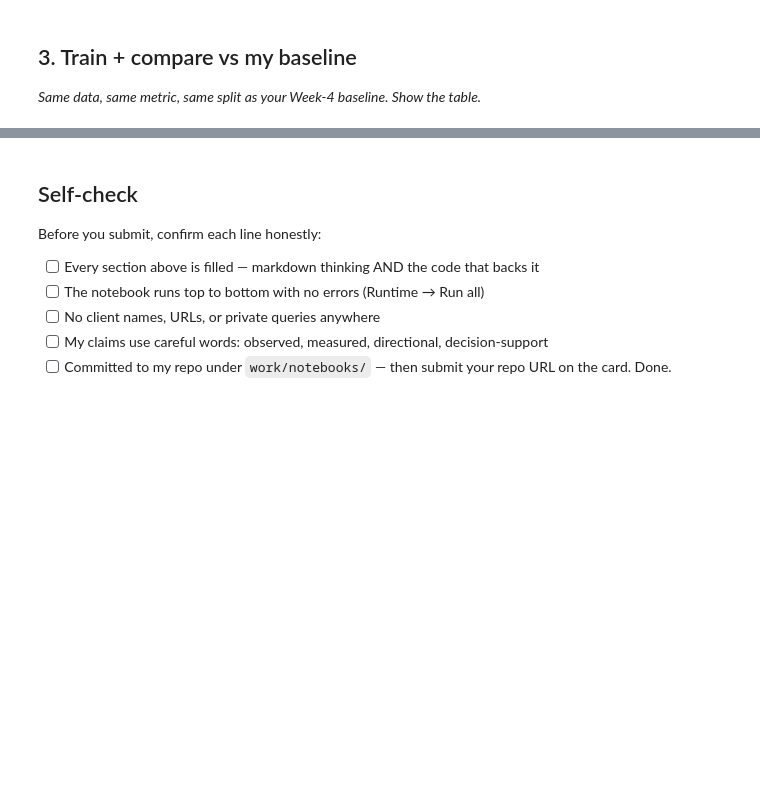
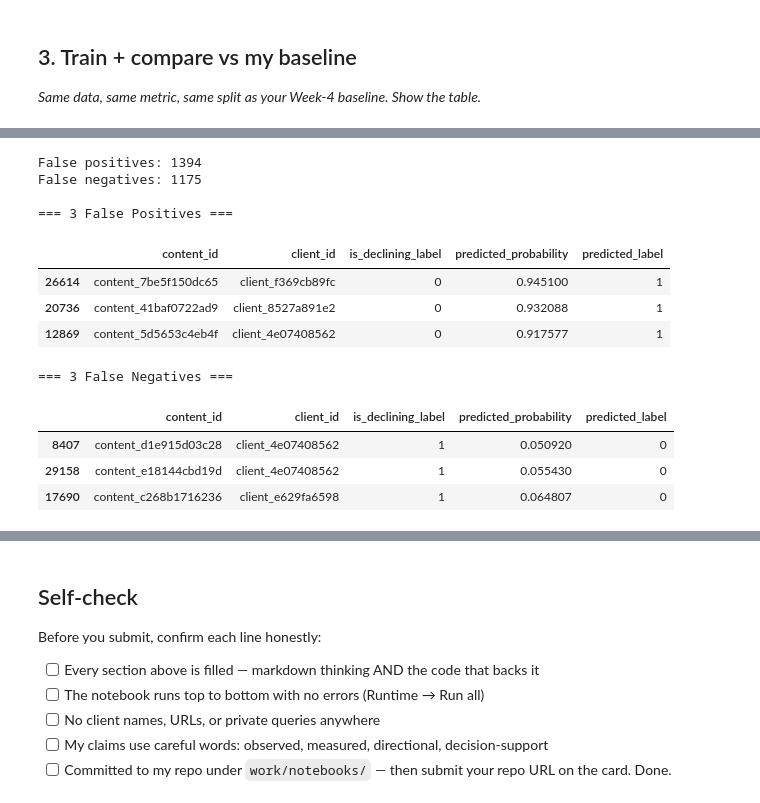
Before and after one commit to vinukondablessena/flyrank-ml-internship, a Jupyter notebook: work/notebooks/w05_model.ipynb, the cells around one changed output, grey strips where cells are left out. Drawn from its saved outputs; the diff is of its cells as text; code cells hidden in the pictures; blank space fills up the shorter version.

```diff
--- a/work/notebooks/w05_model.ipynb
+++ b/work/notebooks/w05_model.ipynb
@@ -22,0 +157,20 @@ This skeleton is yours to fill. Work the sections **in order** — each one has
+# %%
+import pandas as pd
+import os
+
+PROCESSED_PATH = "/content/flyrank-ml-internship/data/processed/refresh_feature_vector.csv"
+
+print("File exists:", os.path.exists(PROCESSED_PATH))
+
+df = pd.read_csv(PROCESSED_PATH)
+
+print("Shape:", df.shape)
+
+print("\nTarget distribution:")
+print(df["is_declining_label"].value_counts())
+
+print("\nTarget rate:")
+print(df["is_declining_label"].mean())
+
+print("\nFirst 10 columns:")
+print(df.columns[:10].tolist())
@@ -36,0 +623,44 @@ This skeleton is yours to fill. Work the sections **in order** — each one has
+# %%
+# Inspect model errors
+
+error_check = test_df[
+    ["content_id", "client_id", TARGET]
+].copy()
+
+error_check["predicted_probability"] = test_prob
+error_check["predicted_label"] = test_pred
+
+# False positives: model predicted decline, but actual label is 0
+false_positives = error_check[
+    (error_check[TARGET] == 0) &
+    (error_check["predicted_label"] == 1)
+].sort_values("predicted_probability", ascending=False)
+
+# False negatives: model predicted no decline, but actual label is 1
+false_negatives = error_check[
+    (error_check[TARGET] == 1) &
+    (error_check["predicted_label"] == 0)
+].sort_values("predicted_probability", ascending=True)
+
+print("False positives:", len(false_positives))
+print("False negatives:", len(false_negatives))
+
+print("\n=== 3 False Positives ===")
+display(false_positives.head(3))
+
+print("\n=== 3 False Negatives ===")
+display(false_negatives.head(3))
+# %% [output]
+False positives: 1394
+False negatives: 1175
+
+=== 3 False Positives ===
+|  | content_id | client_id | is_declining_label | predicted_probability | predicted_label |
+| 26614 | content_7be5f150dc65 | client_f369cb89fc | 0 | 0.945100 | 1 |
+| 20736 | content_41baf0722ad9 | client_8527a891e2 | 0 | 0.932088 | 1 |
+| 12869 | content_5d5653c4eb4f | client_4e07408562 | 0 | 0.917577 | 1 |
+=== 3 False Negatives ===
+|  | content_id | client_id | is_declining_label | predicted_probability | predicted_label |
+| 8407 | content_d1e915d03c28 | client_4e07408562 | 1 | 0.050920 | 0 |
+| 29158 | content_e18144cbd19d | client_4e07408562 | 1 | 0.055430 | 0 |
+| 17690 | content_c268b1716236 | client_e629fa6598 | 1 | 0.064807 | 0 |
```
Also changed, not shown: parts of 39 cells of this notebook.
